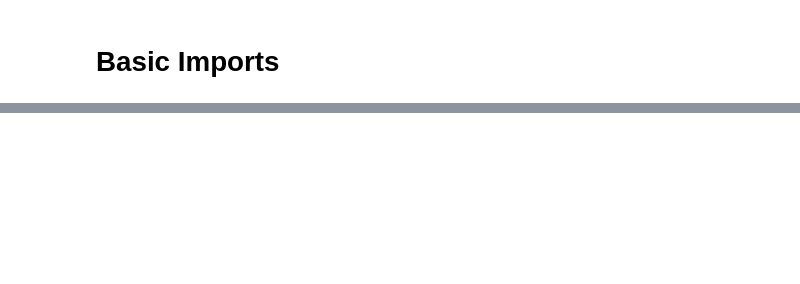
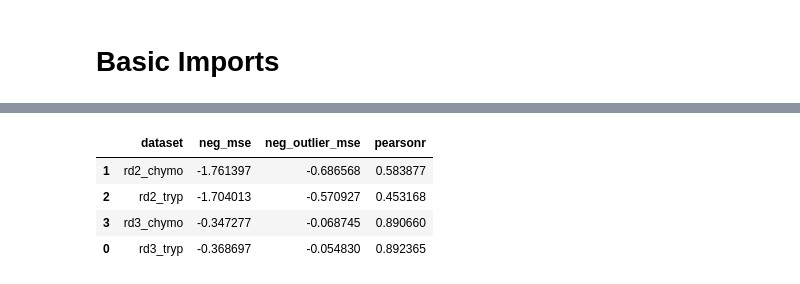
Before and after one commit to asford/protease_experimental_analysis, a Jupyter notebook: workspace/replicate_analysis_analysis.ipynb, the cells around one changed output, grey strips where cells are left out. Drawn from its saved outputs; the diff is of its cells as text; code cells hidden in the pictures; blank space fills up the shorter version.

```diff
--- a/workspace/replicate_analysis_analysis.ipynb
+++ b/workspace/replicate_analysis_analysis.ipynb
@@ -63,0 +68,10 @@ eval_records = pandas.DataFrame.from_records(eval_records)
+# %%
+grocklin_fit_results = pandas.read_pickle("161115_grocklin_fit_results.pickle")
+
+grockin_fit_frames = {
+    d : pandas.merge(
+        *[grocklin_fit_results[n][["name", "ec50"]] for n in p],
+        how="inner", on="name"
+    )
+    for d, p in replicate_pairs.items()
+}
@@ -64 +125,20 @@ eval_records = pandas.DataFrame.from_records(eval_records)
+# %%
+grockin_eval_records = pandas.DataFrame.from_records([
+    merge(
+        {
+            e : ef(sf["ec50_x"], sf["ec50_y"])
+            for e, ef in model_param_evaluations.items()
+        },
+        dict(dataset=dataset),
+    )
+    for dataset, sf in grockin_fit_frames.items()
+])
+
+grockin_eval_records.sort_values("dataset")
+# %% [output]
+|  | dataset | neg_mse | neg_outlier_mse | pearsonr |
+| 1 | rd2_chymo | -1.761397 | -0.686568 | 0.583877 |
+| 2 | rd2_tryp | -1.704013 | -0.570927 | 0.453168 |
+| 3 | rd3_chymo | -0.347277 | -0.068745 | 0.890660 |
+| 0 | rd3_tryp | -0.368697 | -0.054830 | 0.892365 |
 # %%
```
Also changed, not shown: parts of 17 cells of this notebook, 3 other files.
